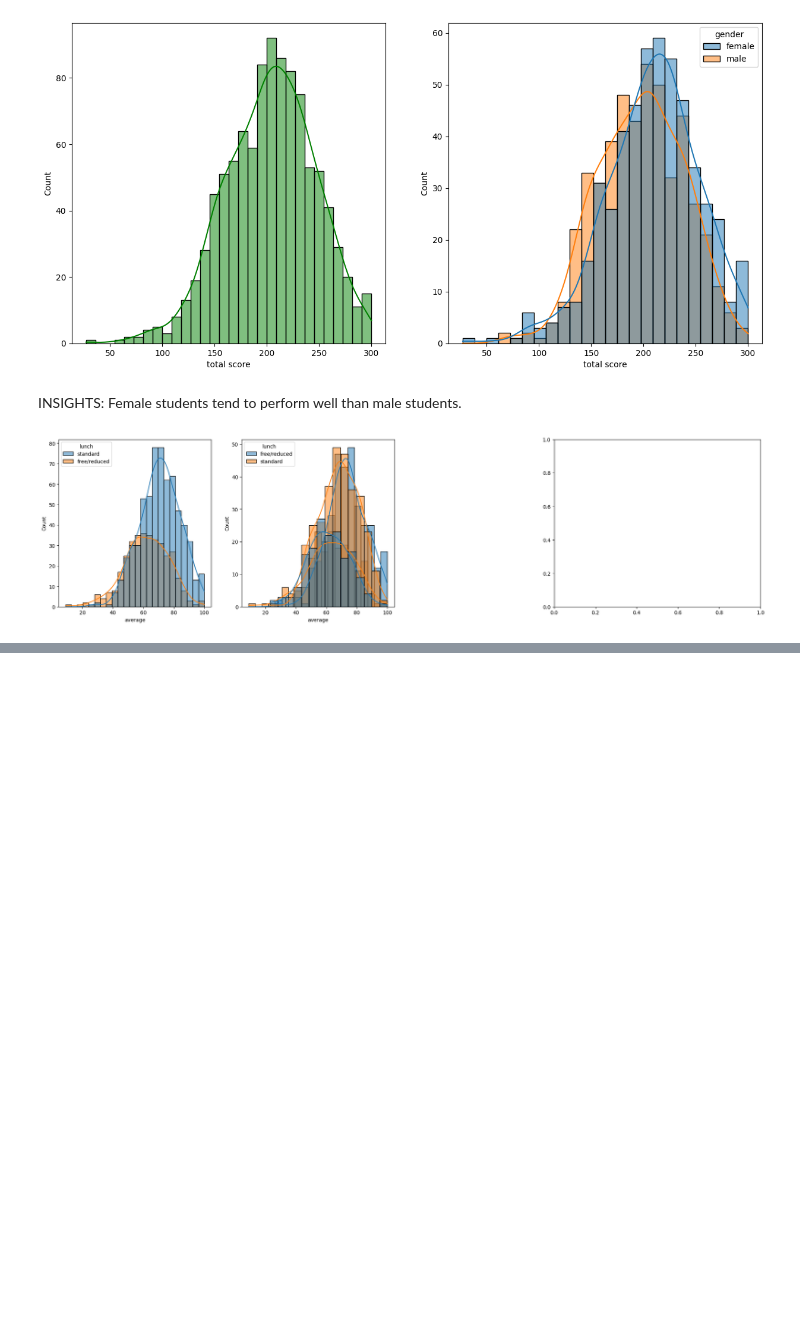
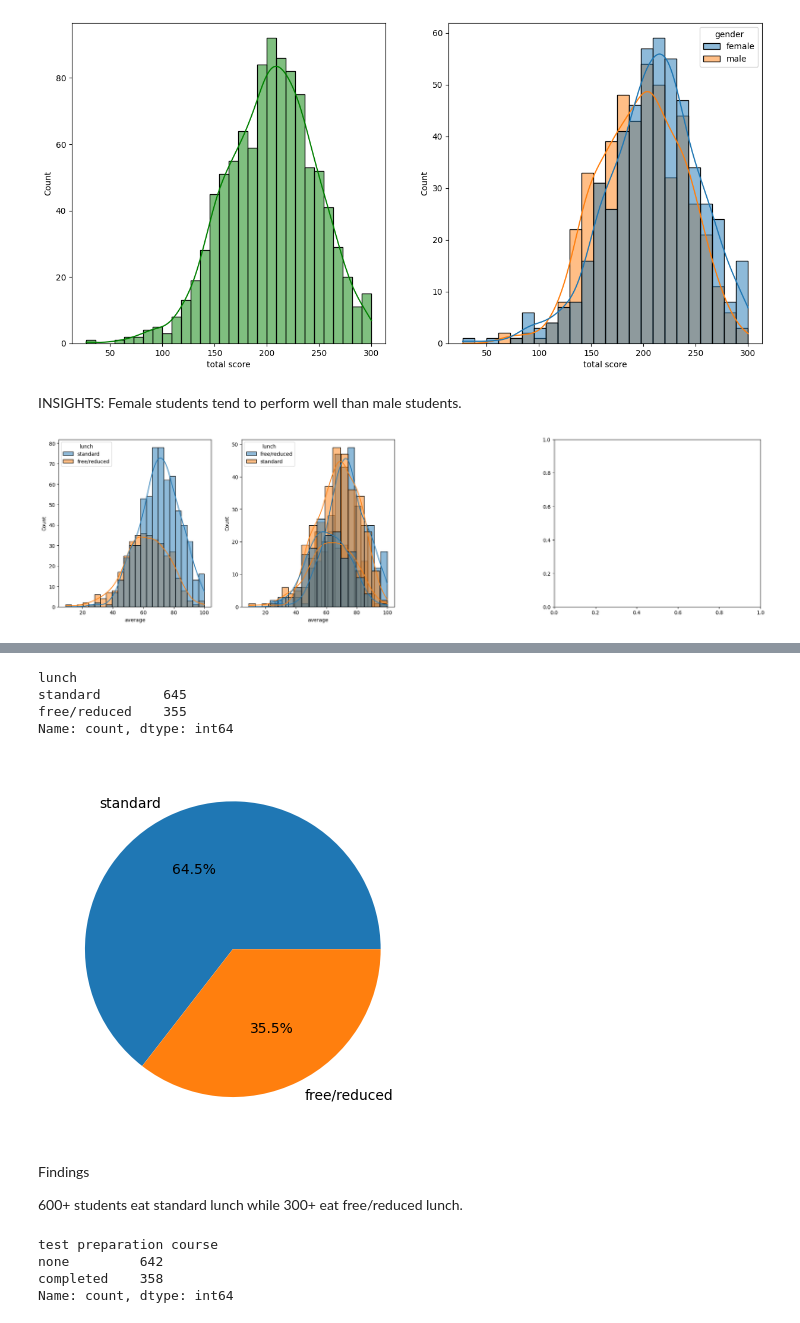
Before and after one commit to chauhan231405/mlproject, a Jupyter notebook: notebook/data/EDA_StudentsPerformance.ipynb, the cells around one changed output, grey strips where cells are left out. Cells and saved outputs as stored; diff of their text form; code cells hidden in the pictures; blank space fills up the shorter version.

```diff
--- a/notebook/data/EDA_StudentsPerformance.ipynb
+++ b/notebook/data/EDA_StudentsPerformance.ipynb
@@ -232,0 +301,23 @@ plt.show()
+# %%
+df['lunch'].value_counts()
+# %% [output]
+lunch
+standard        645
+free/reduced    355
+Name: count, dtype: int64
+# %%
+plt.pie(df['lunch'].value_counts(),labels=df['lunch'].value_counts().index, autopct="%0.1f%%")
+plt.show()
+# %% [output]
+[figure, added]
+# %% [markdown]
+Findings
+
+600+ students eat standard lunch while 300+ eat free/reduced lunch.
+# %%
+df['test preparation course'].value_counts()
+# %% [output]
+test preparation course
+none         642
+completed    358
+Name: count, dtype: int64
```
Also changed, not shown: parts of 61 cells of this notebook, 5 other files.
